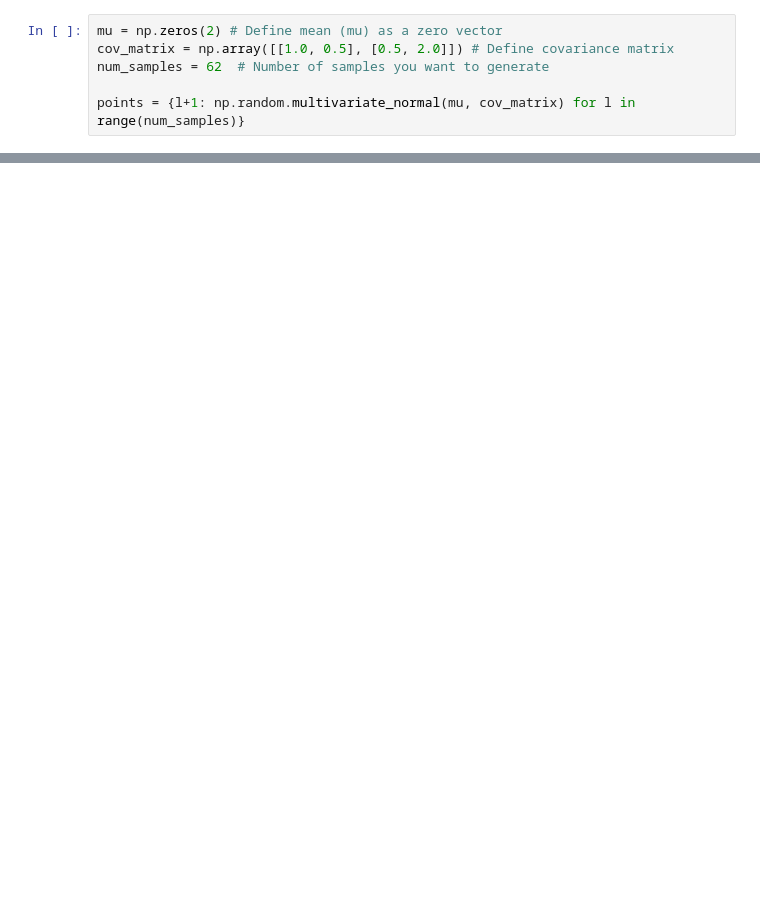
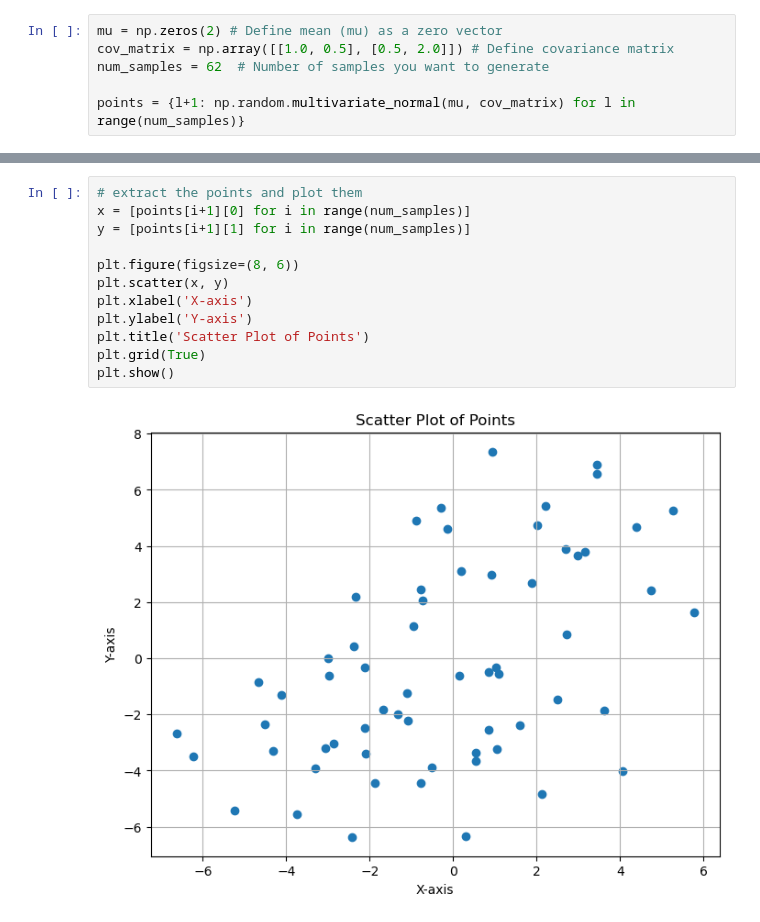
Before and after one commit to SigneDjernis/Latent_Distance_Models, a Jupyter notebook: Dolphins dataset/Dolphins_grad.ipynb, the cells around one changed output, grey strips where cells are left out. Saved outputs shown, nothing was run; the diff lists cells and outputs as text; blank space fills up the shorter version.

```diff
--- a/Dolphins dataset/Dolphins_grad.ipynb
+++ b/Dolphins dataset/Dolphins_grad.ipynb
@@ -30,0 +29,14 @@ Y[1][1]
+# %%
+# extract the points and plot them
+x = [points[i+1][0] for i in range(num_samples)]
+y = [points[i+1][1] for i in range(num_samples)]
+
+plt.figure(figsize=(8, 6))
+plt.scatter(x, y)
+plt.xlabel('X-axis')
+plt.ylabel('Y-axis')
+plt.title('Scatter Plot of Points')
+plt.grid(True)
+plt.show()
+# %% [output]
+[figure, added]
```
Also changed, not shown: parts of 8 cells of this notebook.
